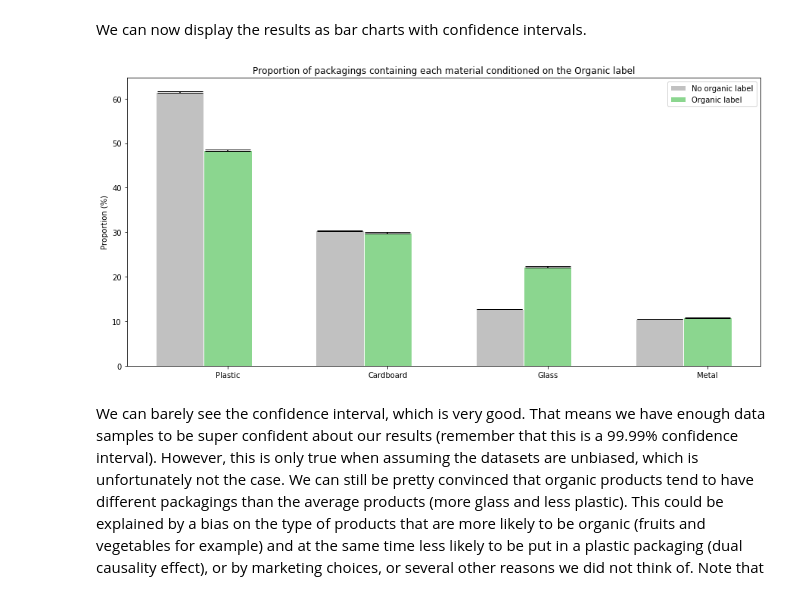
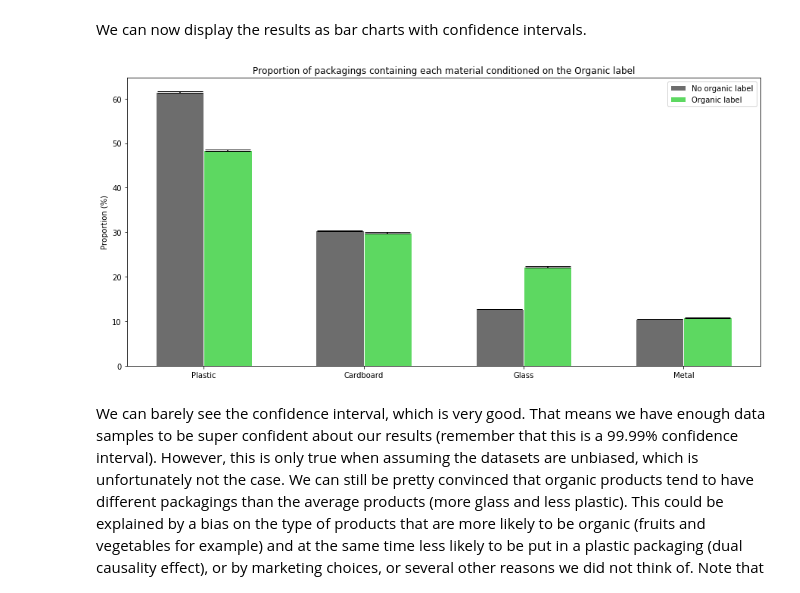
Before and after one commit to mattbuot/Project, a Jupyter notebook: ProjectADA-Final.ipynb, the cells around one changed output. Drawn from its saved outputs; the diff is of its cells as text; code cells hidden in the pictures.

```diff
--- a/ProjectADA-Final.ipynb
+++ b/ProjectADA-Final.ipynb
@@ -855,31 +898,31 @@ We can now display the results as bar charts with confidence intervals.
 # %%
 bar_width = 0.3
 
 no_organic_pos = np.arange(4)
 organic_pos = [x + bar_width for x in no_organic_pos]
 
-no_organic_color = '#c1c1c1'
-organic_color = '#8bd68f'
+no_organic_color = '#6d6d6d'
+organic_color = '#5dd861'
 edge_color = 'white'
 capsize = 30
 
 plt.figure(figsize=(15, 7))
 
 # No-organic bars
 plt.bar(no_organic_pos, no_organic_proportions, width=bar_width, color=no_organic_color, edgecolor=edge_color, yerr=no_organic_errors, capsize=capsize, label='No organic label')
 
 # Organic bars
 plt.bar(organic_pos, organic_proportions, width=bar_width, color=organic_color, edgecolor=edge_color, yerr=organic_errors, capsize=capsize, label='Organic label')
 
-plt.xticks([r + bar_width for r in range(4)], ['Plastic', 'Cardboard', 'Glass', 'Metal'])
+plt.xticks([r + bar_width/2 for r in range(4)], ['Plastic', 'Cardboard', 'Glass', 'Metal'])
 plt.ylabel('Proportion (%)')
 plt.title('Proportion of packagings containing each material conditioned on the Organic label')
 plt.legend()
 
 # Display
 plt.show()
 # %% [output]
-[figure, old version]
+[figure, new version]
 # %% [markdown]
 We can barely see the confidence interval, which is very good. That means we have enough data samples to be super confident about our results (remember that this is a 99.99% confidence interval). However, this is only true when assuming the datasets are unbiased, which is unfortunately not the case. We can still be pretty convinced that organic products tend to have different packagings than the average products (more glass and less plastic). This could be explained by a bias on the type of products that are more likely to be organic (fruits and vegetables for example) and at the same time less likely to be put in a plastic packaging (dual causality effect), or by marketing choices, or several other reasons we did not think of.
 Note that the total does not sum to 100%. This is because some packagings contains multiple materials (cardboard and plastic for example) and some others contain no explicit description of the meterial (bottle, for example, could be a plastic or glass bottle, so we did not make any conclusion from non-explicit packaging materials).
```
Also changed, not shown: parts of 7 cells of this notebook, 19 other files.
